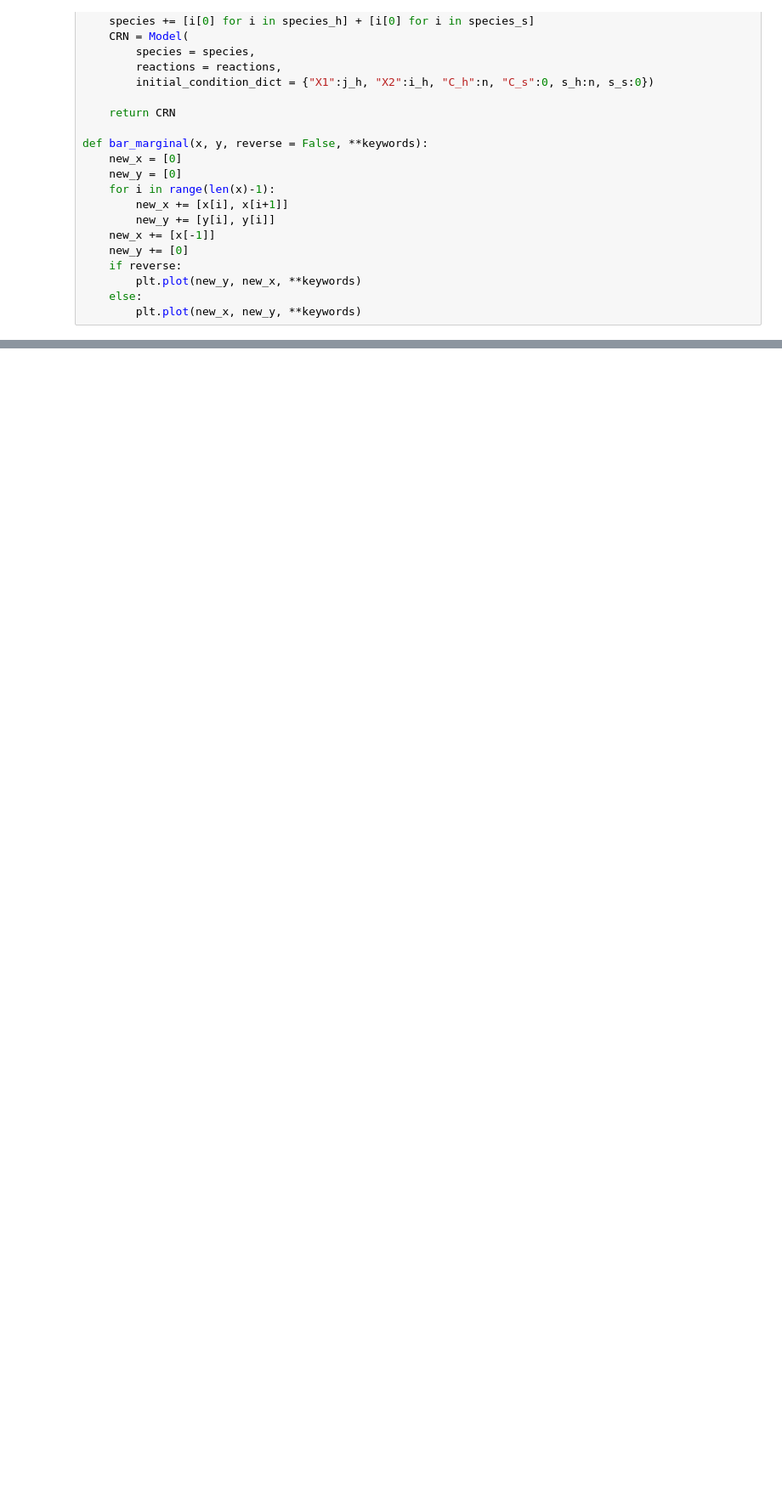
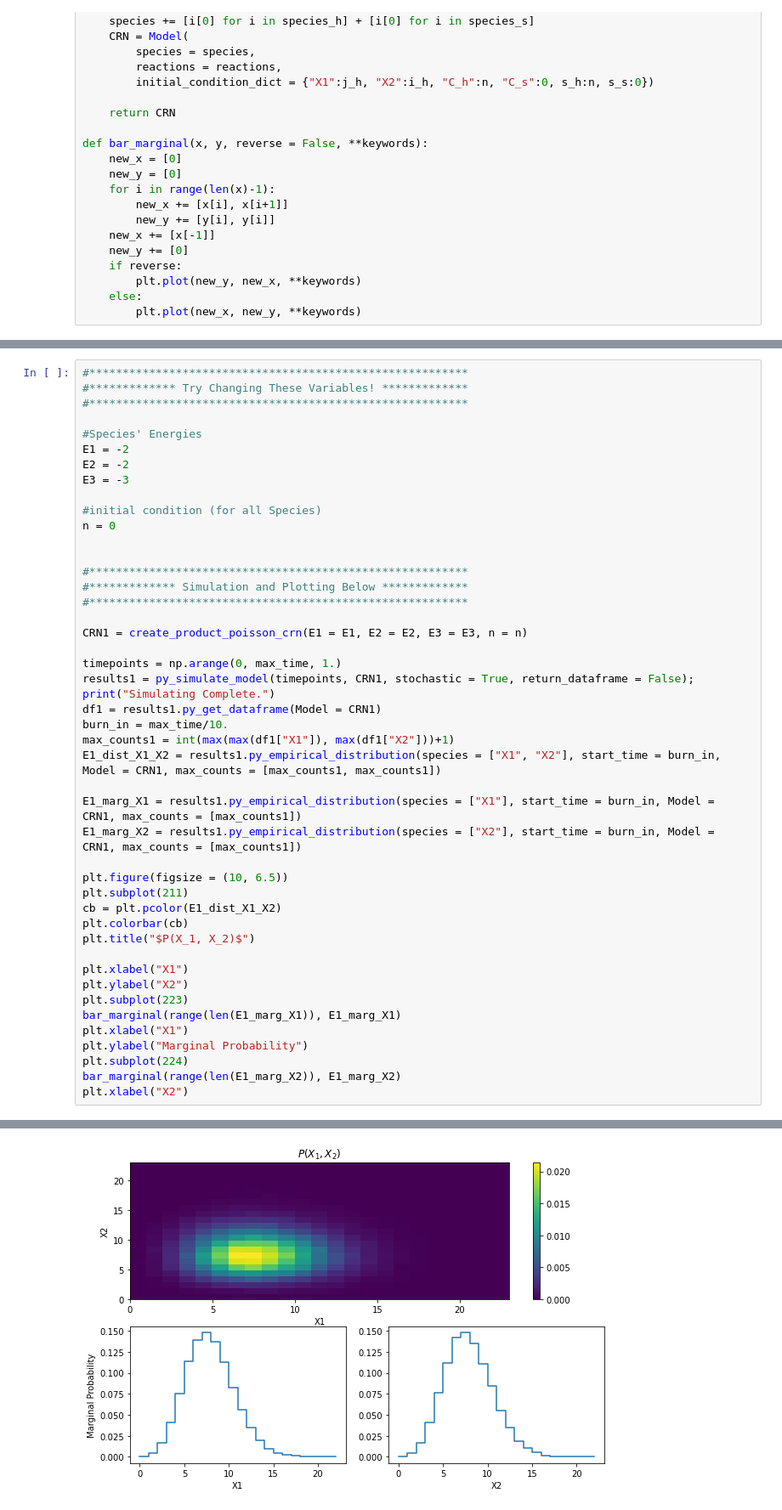
Before and after one commit to WilliamIX/dbCRNs-are-BMs, a Jupyter notebook: Detailed Balanced CRNs are Generalized Boltzmann Machines Demo.ipynb, the cells around one changed output, grey strips where cells are left out. Shown: that part at 85% size. Drawn from its saved outputs; the diff is of its cells as text; blank space fills up the shorter version.

```diff
--- a/Detailed Balanced CRNs are Generalized Boltzmann Machines Demo.ipynb
+++ b/Detailed Balanced CRNs are Generalized Boltzmann Machines Demo.ipynb
@@ -616,0 +218,46 @@ Notice that $X$ Fluctates around $Q$.
+# %%
+#*********************************************************
+#************* Try Changing These Variables! *************
+#*********************************************************
+
+#Species' Energies
+E1 = -2
+E2 = -2
+E3 = -3
+
+#initial condition (for all Species)
+n = 0
+
+
+#*********************************************************
+#************* Simulation and Plotting Below *************
+#*********************************************************
+
+CRN1 = create_product_poisson_crn(E1 = E1, E2 = E2, E3 = E3, n = n)
+
+timepoints = np.arange(0, max_time, 1.)
+results1 = py_simulate_model(timepoints, CRN1, stochastic = True, return_dataframe = False); print("Simulating Complete.")
+df1 = results1.py_get_dataframe(Model = CRN1)
+burn_in = max_time/10.
+max_counts1 = int(max(max(df1["X1"]), max(df1["X2"]))+1)
+E1_dist_X1_X2 = results1.py_empirical_distribution(species = ["X1", "X2"], start_time = burn_in, Model = CRN1, max_counts = [max_counts1, max_counts1])
+
+E1_marg_X1 = results1.py_empirical_distribution(species = ["X1"], start_time = burn_in, Model = CRN1, max_counts = [max_counts1])
+E1_marg_X2 = results1.py_empirical_distribution(species = ["X2"], start_time = burn_in, Model = CRN1, max_counts = [max_counts1])
+
+plt.figure(figsize = (10, 6.5))
+plt.subplot(211)
+cb = plt.pcolor(E1_dist_X1_X2)
+plt.colorbar(cb)
+plt.title("$P(X_1, X_2)$")
+
+plt.xlabel("X1")
+plt.ylabel("X2")
+plt.subplot(223)
+bar_marginal(range(len(E1_marg_X1)), E1_marg_X1)
+plt.xlabel("X1")
+plt.ylabel("Marginal Probability")
+plt.subplot(224)
+bar_marginal(range(len(E1_marg_X2)), E1_marg_X2)
+plt.xlabel("X2")
+# %% [output]
@@ -616,0 +266 @@ Notice that $X$ Fluctates around $Q$.
+[figure, added]
```
Also changed, not shown: parts of 48 cells of this notebook, 2 other files.
